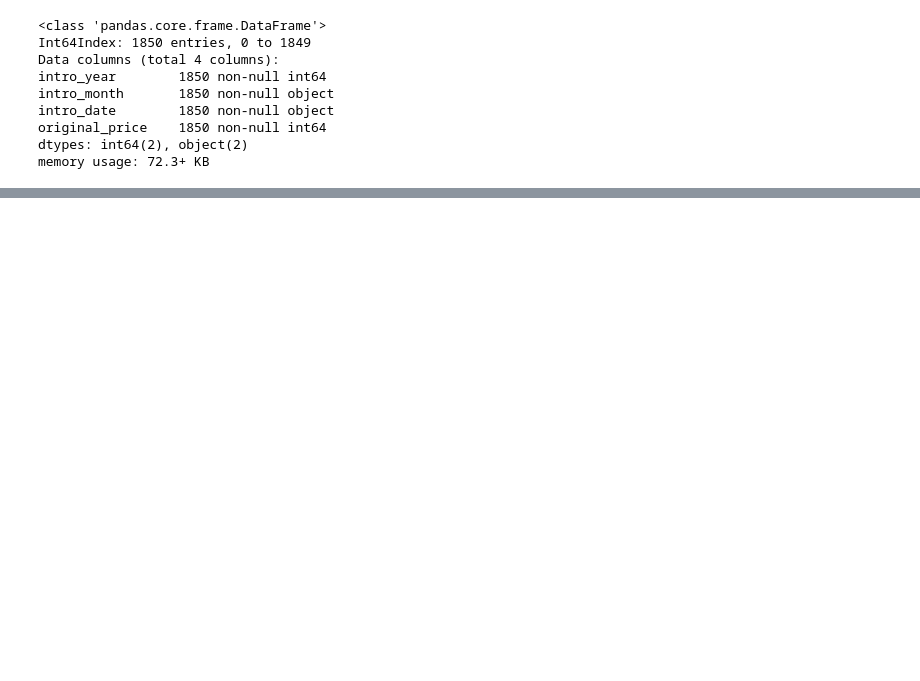
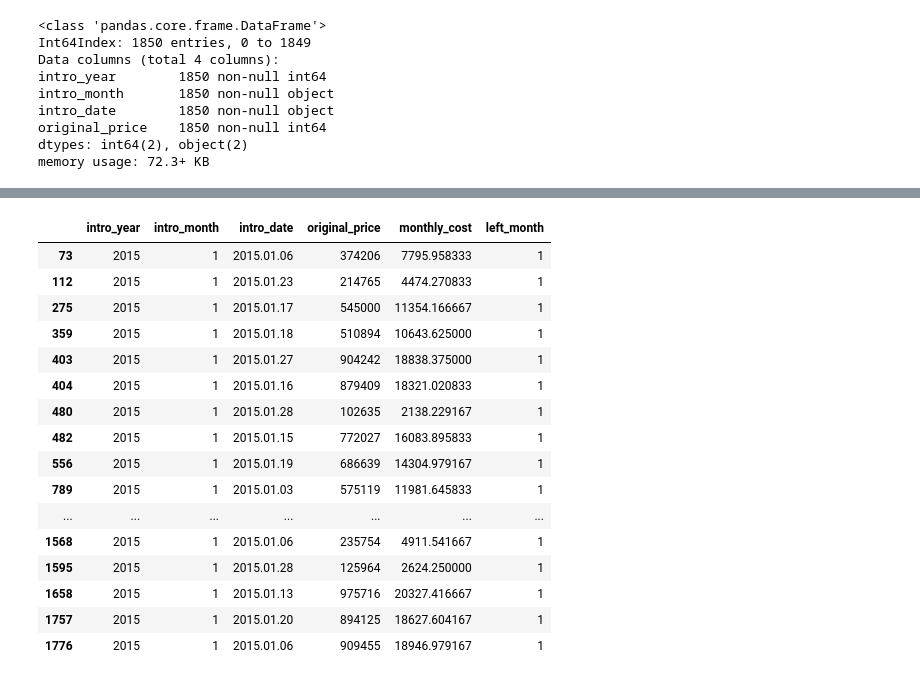
Before and after one commit to joonable/playground, a Jupyter notebook: depreciation_cost/depreciation_cost.ipynb, the cells around one changed output, grey strips where cells are left out. Saved outputs shown, nothing was run; the diff lists cells and outputs as text; code cells hidden in the pictures; blank space fills up the shorter version.

```diff
--- a/depreciation_cost/depreciation_cost.ipynb
+++ b/depreciation_cost/depreciation_cost.ipynb
@@ -92,6 +169,3 @@ intro_date        1850 non-null object
 original_price    1850 non-null int64
 dtypes: int64(2), object(2)
 memory usage: 72.3+ KB
-# %%
-df_depre.intro_month = df_depre.intro_month.apply(lambda month: int(month[-3:-1]))
-df_depre['intro_day'] = df_depre.intro_date.apply(lambda day: int(day[-2:]))
@@ -102,0 +226,21 @@ See the caveats in the documentation: http://pandas.pydata.org/pandas-docs/stabl
+# %%
+# df_depre.loc[df_depre.intro_month==1]
+df_depre.loc[df_depre.left_month==1]
+# %% [output]
+|  | intro_year | intro_month | intro_date | original_price | monthly_cost | left_month |
+| 73 | 2015 | 1 | 2015.01.06 | 374206 | 7795.958333 | 1 |
+| 112 | 2015 | 1 | 2015.01.23 | 214765 | 4474.270833 | 1 |
+| 275 | 2015 | 1 | 2015.01.17 | 545000 | 11354.166667 | 1 |
+| 359 | 2015 | 1 | 2015.01.18 | 510894 | 10643.625000 | 1 |
+| 403 | 2015 | 1 | 2015.01.27 | 904242 | 18838.375000 | 1 |
+| 404 | 2015 | 1 | 2015.01.16 | 879409 | 18321.020833 | 1 |
+| 480 | 2015 | 1 | 2015.01.28 | 102635 | 2138.229167 | 1 |
+| 482 | 2015 | 1 | 2015.01.15 | 772027 | 16083.895833 | 1 |
+| 556 | 2015 | 1 | 2015.01.19 | 686639 | 14304.979167 | 1 |
+| 789 | 2015 | 1 | 2015.01.03 | 575119 | 11981.645833 | 1 |
+| ... | ... | ... | ... | ... | ... | ... |
+| 1568 | 2015 | 1 | 2015.01.06 | 235754 | 4911.541667 | 1 |
+| 1595 | 2015 | 1 | 2015.01.28 | 125964 | 2624.250000 | 1 |
+| 1658 | 2015 | 1 | 2015.01.13 | 975716 | 20327.416667 | 1 |
+| 1757 | 2015 | 1 | 2015.01.20 | 894125 | 18627.604167 | 1 |
+| 1776 | 2015 | 1 | 2015.01.06 | 909455 | 18946.979167 | 1 |
```
Also changed, not shown: parts of 32 cells of this notebook.
